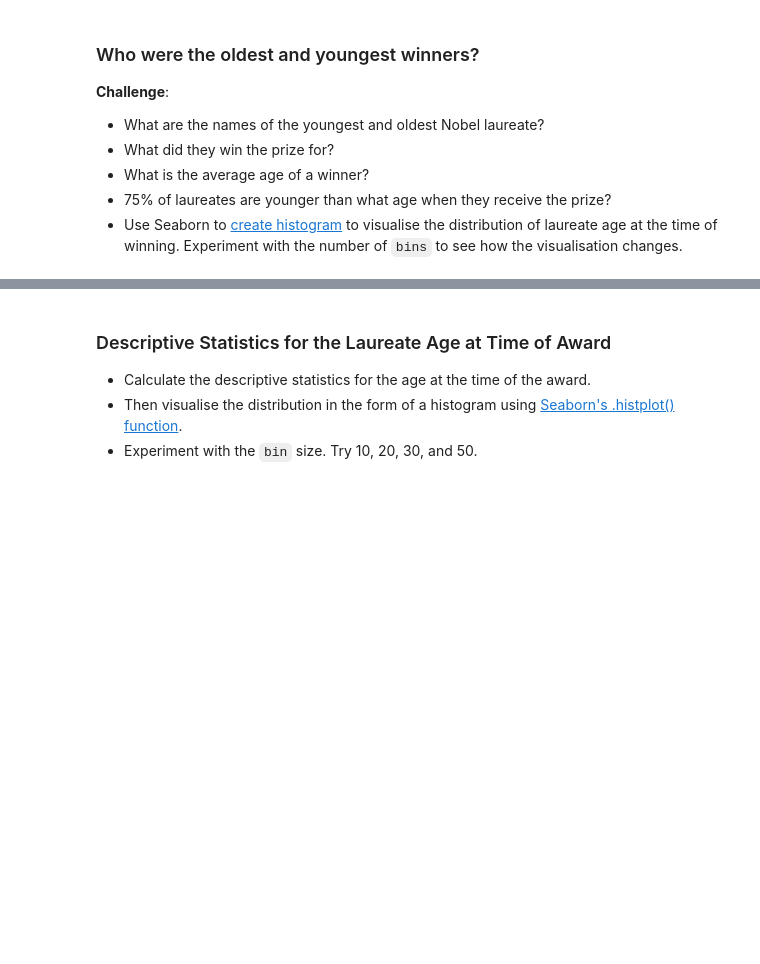
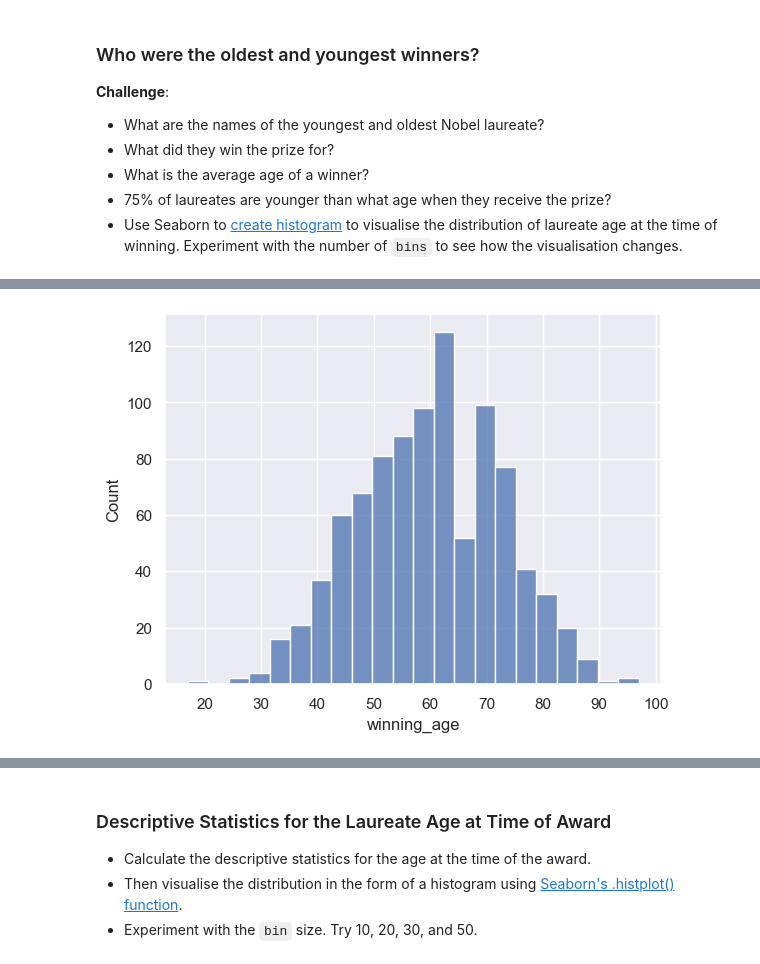
Before and after one commit to RafaelMoralesGallegos/100-days-of-Python, a Jupyter notebook: Day_79_Nobel_Prize/Nobel_Prize_Analysis.ipynb, the cells around one changed output, grey strips where cells are left out. Cells and saved outputs as stored; diff of their text form; code cells hidden in the pictures; blank space fills up the shorter version.

```diff
--- a/Day_79_Nobel_Prize/Nobel_Prize_Analysis.ipynb
+++ b/Day_79_Nobel_Prize/Nobel_Prize_Analysis.ipynb
@@ -690,3 +690,6 @@ burst.show()
 How Old Are the Laureates When the Win the Prize?
 
 **Challenge**: Calculate the age of the laureate in the year of the ceremony and add this as a column called `winning_age` to the `df_data` DataFrame. Hint: you can use [this](https://pandas.pydata.org/pandas-docs/stable/reference/api/pandas.Series.dt.html) to help you.
+# %%
+df_data['winning_age'] = (df_data['year'] - df_data['birth_date'].dt.year).astype('Int64')
+df_data.head()
@@ -701,0 +729,7 @@ How Old Are the Laureates When the Win the Prize?
+# %%
+sns.set_theme(style="darkgrid")
+sns.histplot(df_data, x='winning_age')
+
+plt.show()
+# %% [output]
+[figure, added]
```
Also changed, not shown: parts of 19 cells of this notebook, 1 other file.
